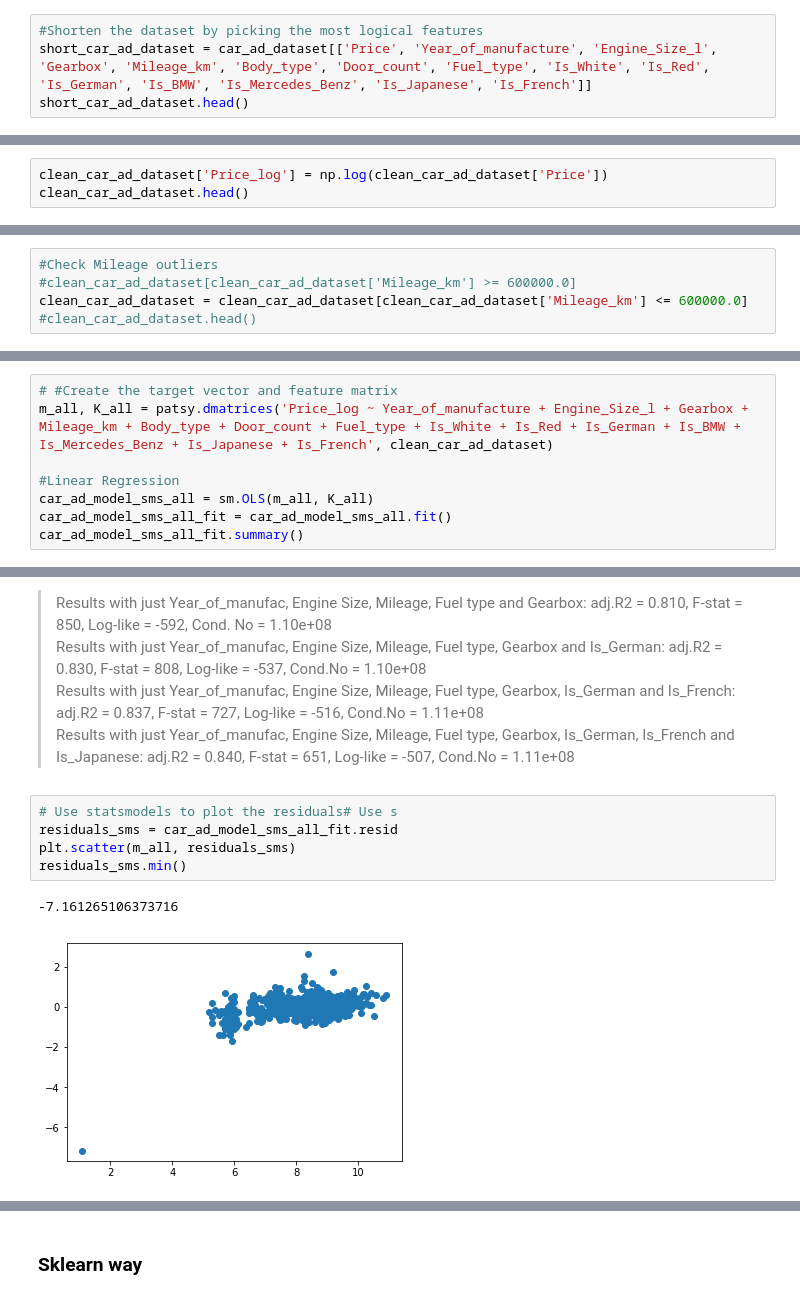
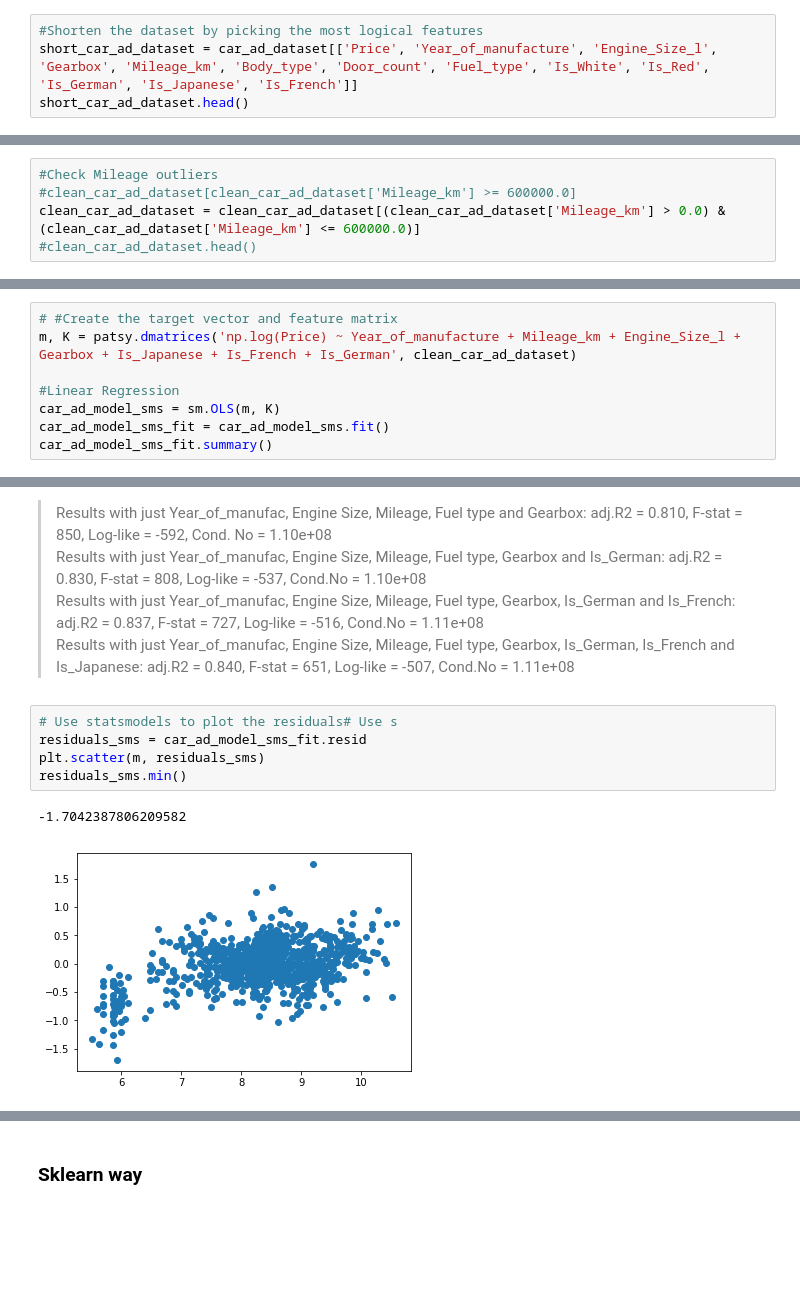
Before and after one commit to Auste1989/metis_projects, a Jupyter notebook: project_luther/project_luther_ecm_2.ipynb, the cells around one changed output, grey strips where cells are left out. Drawn from its saved outputs; the diff is of its cells as text; blank space fills up the shorter version.

Commit message:
Changed diagnostic plot & improved the model

```diff
--- a/project_luther/project_luther_ecm_2.ipynb
+++ b/project_luther/project_luther_ecm_2.ipynb
@@ -393,7 +394,7 @@ dtype: int64
 **Shorten the dataset & re-evaluate**
 # %%
 #Shorten the dataset by picking the most logical features
-short_car_ad_dataset = car_ad_dataset[['Price', 'Year_of_manufacture', 'Engine_Size_l', 'Gearbox', 'Mileage_km', 'Body_type', 'Door_count', 'Fuel_type', 'Is_White', 'Is_Red', 'Is_German', 'Is_BMW', 'Is_Mercedes_Benz', 'Is_Japanese', 'Is_French']]
+short_car_ad_dataset = car_ad_dataset[['Price', 'Year_of_manufacture', 'Engine_Size_l', 'Gearbox', 'Mileage_km', 'Body_type', 'Door_count', 'Fuel_type', 'Is_White', 'Is_Red', 'Is_German', 'Is_Japanese', 'Is_French']]
 short_car_ad_dataset.head()
 # %% [output]
 |  | Price | Year_of_manufacture | Engine_Size_l | Gearbox | Mileage_km | Body_type | Door_count | Fuel_type | ... |
@@ -513,3 +507,0 @@ clean_car_ad_dataset.head()
-# %%
-clean_car_ad_dataset['Price_log'] = np.log(clean_car_ad_dataset['Price'])
-clean_car_ad_dataset.head()
@@ -573,7 +559,7 @@ Text(0.5,1,'Mileage Distribution')
 # %%
 #Check Mileage outliers
 #clean_car_ad_dataset[clean_car_ad_dataset['Mileage_km'] >= 600000.0]
-clean_car_ad_dataset = clean_car_ad_dataset[clean_car_ad_dataset['Mileage_km'] <= 600000.0]
+clean_car_ad_dataset = clean_car_ad_dataset[(clean_car_ad_dataset['Mileage_km'] > 0.0) & (clean_car_ad_dataset['Mileage_km'] <= 600000.0)]
 #clean_car_ad_dataset.head()
 # %%
 #Let's plot Mileage histogram again, after removing outliers (to check the distribution)
@@ -676,10 +659,10 @@ sns.pairplot(clean_car_ad_dataset, size = 1.2, aspect=1.5);
 # %%
 # #Create the target vector and feature matrix
-m_all, K_all = patsy.dmatrices('Price_log ~ Year_of_manufacture + Engine_Size_l + Gearbox + Mileage_km + Body_type + Door_count + Fuel_type + Is_White + Is_Red + Is_German + Is_BMW + Is_Mercedes_Benz + Is_Japanese + Is_French', clean_car_ad_dataset)
+m, K = patsy.dmatrices('np.log(Price) ~ Year_of_manufacture + Mileage_km + Engine_Size_l + Gearbox + Is_Japanese + Is_French + Is_German', clean_car_ad_dataset)
 
 #Linear Regression
-car_ad_model_sms_all = sm.OLS(m_all, K_all)
-car_ad_model_sms_all_fit = car_ad_model_sms_all.fit()
-car_ad_model_sms_all_fit.summary()
+car_ad_model_sms = sm.OLS(m, K)
+car_ad_model_sms_fit = car_ad_model_sms.fit()
+car_ad_model_sms_fit.summary()
 # %% [output]
 OLS Regression Results
@@ -723,11 +699,11 @@ Results with just Year_of_manufac, Engine Size, Mileage, Fuel type, Gearbox, Is_
 Results with just Year_of_manufac, Engine Size, Mileage, Fuel type, Gearbox, Is_German, Is_French and Is_Japanese: adj.R2 = 0.840, F-stat = 651, Log-like = -507, Cond.No = 1.11e+08
 # %%
 # Use statsmodels to plot the residuals# Use s
-residuals_sms = car_ad_model_sms_all_fit.resid
-plt.scatter(m_all, residuals_sms)
+residuals_sms = car_ad_model_sms_fit.resid
+plt.scatter(m, residuals_sms)
 residuals_sms.min()
 # %% [output]
--7.161265106373716
+-1.7042387806209582
-[figure, old version]
+[figure, new version]
 # %%
 #What's this really large residual?
```
Also changed, not shown: parts of 69 cells of this notebook, 3 other files.
